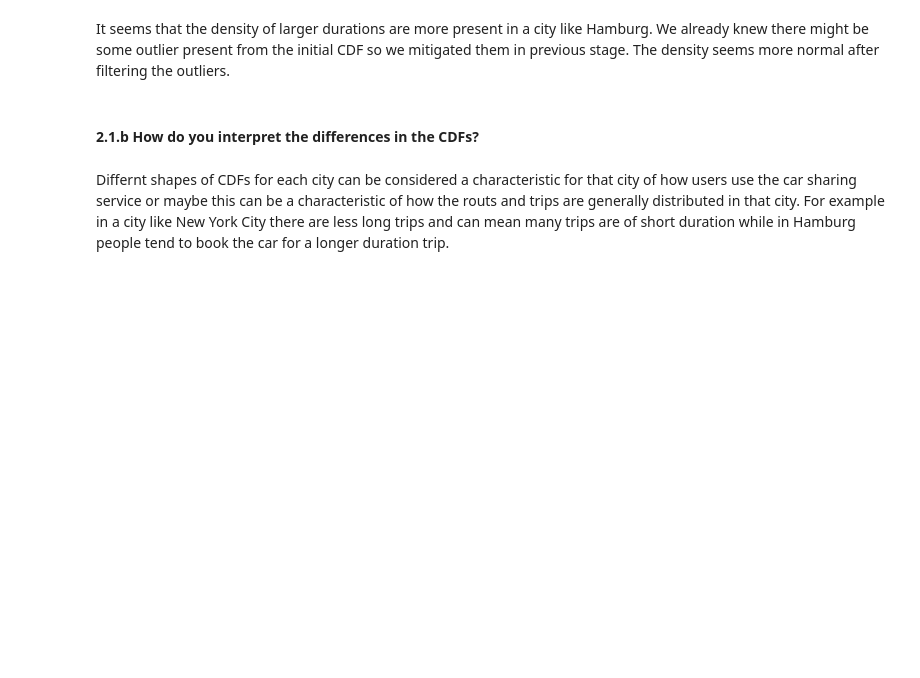
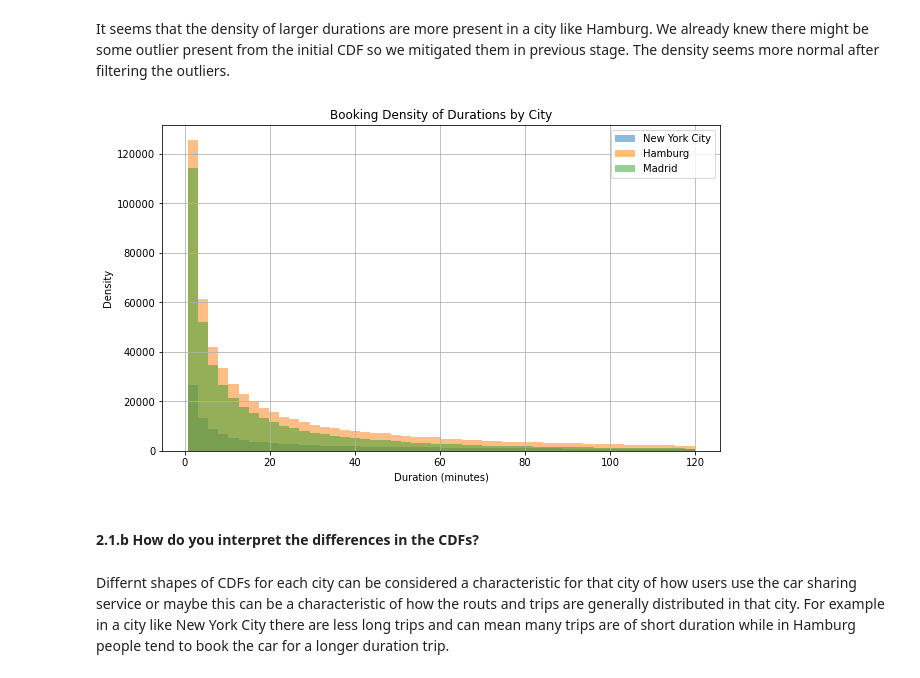
Before and after one commit to amiri-saeed/SM, a Jupyter notebook: Lab1.ipynb, the cells around one changed output. Saved outputs shown, nothing was run; the diff lists cells and outputs as text; code cells hidden in the pictures; blank space fills up the shorter version.

```diff
--- a/Lab1.ipynb
+++ b/Lab1.ipynb
@@ -303,8 +362,8 @@ In a city like New York City the difference between the weekly number of cars an
 # %%
 collection = db["PermanentBookings"]
 
-start_date = datetime(2017, 12, 1)
-end_date = datetime(2018, 1, 1)
+start_date = datetime.datetime(2017, 12, 1)
+end_date = datetime.datetime(2018, 1, 1)
 
 december_bookings = {}
 
@@ -433,5 +504,24 @@ plt.show()
 # %% [markdown]
 It seems that the density of larger durations are more present in a city like Hamburg. We already knew there might be some outlier present from the initial CDF so we mitigated them in previous stage. The density seems more normal after filtering the outliers.
+# %%
+plt.figure(figsize=(10, 6))
+
+for city, durations in parking_durations.items():
+    plt.hist(
+        [d for d in durations if d < 120],
+        bins=50,
+        alpha=0.5,
+        label=city
+    )
+
+plt.title("Booking Density of Durations by City")
+plt.xlabel("Duration (minutes)")
+plt.ylabel("Density")
+plt.legend()
+plt.grid()
+plt.show()
+# %% [output]
+[figure, added]
 # %% [markdown]
 #### 2.1.b How do you interpret the differences in the CDFs?
 # %% [markdown]
```
Also changed, not shown: parts of 28 cells of this notebook, 25 other files.
